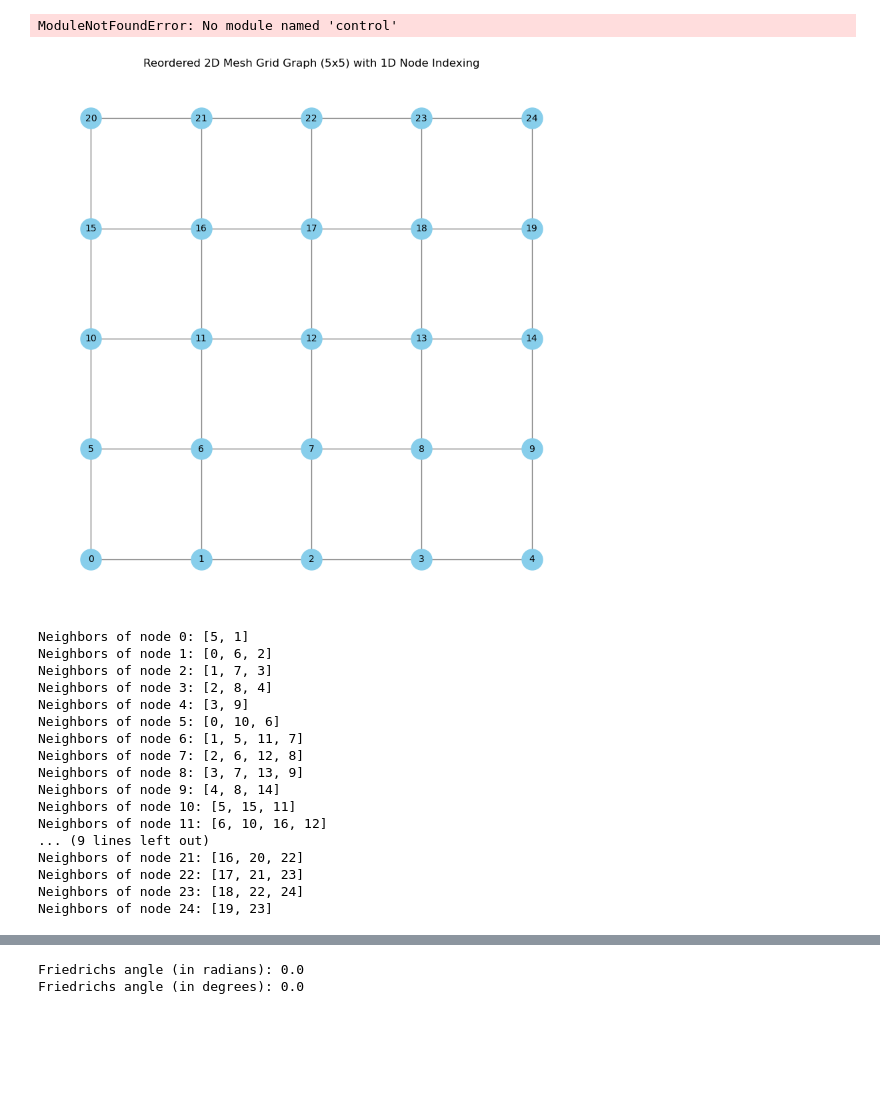
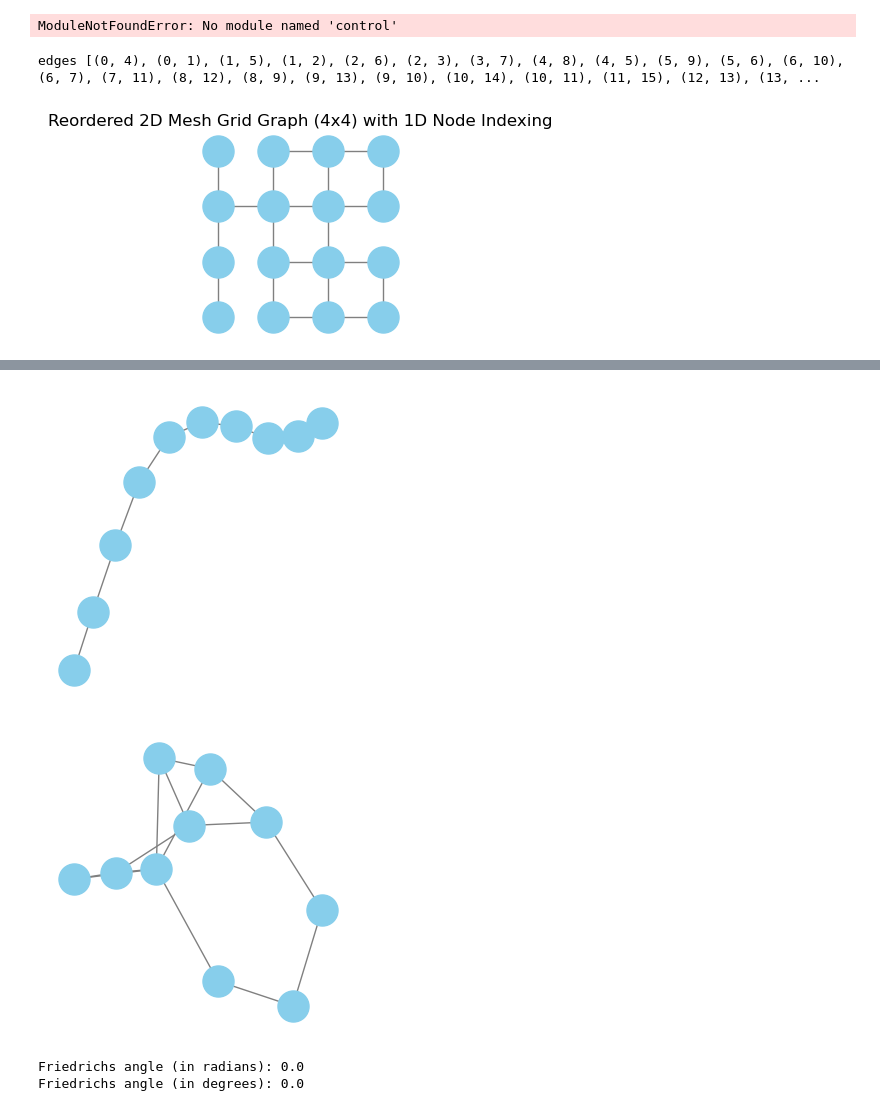
Before and after one commit to Bryanttt-tang/unjam-back, a Jupyter notebook: power_unit/M.ipynb, the cells around one changed output, grey strips where cells are left out. Cells and saved outputs as stored; diff of their text form; code cells hidden in the pictures; blank space fills up the shorter version.

```diff
--- a/power_unit/M.ipynb
+++ b/power_unit/M.ipynb
@@ -241,53 +241,80 @@ print(u_history)
 # %% [output]
 ModuleNotFoundError: No module named 'control'
 # %%
+import numpy as np
+import random
 import networkx as nx
 import matplotlib.pyplot as plt
 
 def create_reordered_mesh_graph(m, n):
     # Create a 2D grid graph (mesh grid)
     G_2d = nx.grid_2d_graph(m, n)
 
     # Map 2D coordinates (i, j) to 1D indices
     mapping = {(i, j): i * n + j for i in range(m) for j in range(n)}
 
     # Relabel the nodes to 1D ordering
     G_1d = nx.relabel_nodes(G_2d, mapping)
 
     return G_1d
+def add_random_edges2(G, num_edges=10):
 
+    nodes = list(G.nodes())
+    n = len(nodes)
+    max_edges = n * (n - 1) // 2  # Maximum number of edges in a complete graph
+
+    if G.number_of_edges() >= max_edges:
+        print("Already a complete graph or cannot add more edges.")
+        return
+
+    existing_edges = set(G.edges())
+    possible_edges = [(u, v) for u in nodes for v in nodes if u != v and (u, v) not in existing_edges and (v, u) not in existing_edges]
+
+    if len(possible_edges) < num_edges:
+        print("Not enough possible edges to add.")
+        return
+
+    edges_to_add = np.random.choice(len(possible_edges), num_edges, replace=False)
+
+    for idx in edges_to_add:
+        u, v = possible_edges[idx]
+        G.add_edge(u, v)
 # Define the grid size (m x n)
-m, n = 5, 5  # You can change m and n to any desired grid size
+m, n = 4, 4  # You can change m and n to any desired grid size
 
 # Create the reordered mesh graph
 G = create_reordered_mesh_graph(m, n)
+#randomly remove some edges
+edges = list(G.edges())
+print('edges',edges)
+num_edges_to_remove = int(len(edges) * 0.2)  # Remove 30% of edges
+edges_to_remove = random.sample(edges, num_edges_to_remove)
+G.remove_edges_from(edges_to_remove)
 
 # Plot the reordered graph
-plt.figure(figsize=(8, 8))
+plt.figure(figsize=(2, 2))
 pos = {i: (i % n, i // n) for i in range(m * n)}  # Reconstruct the 2D positions for visualization
-nx.draw(G, pos, with_labels=True, node_color='skyblue', node_size=500, edge_color='gray', font_size=10)
+nx.draw(G, pos, with_labels=False, node_color='skyblue', node_size=500, edge_color='gray', font_size=10)
 plt.title(f'Reordered 2D Mesh Grid Graph ({m}x{n}) with 1D Node Indexing')
 plt.show()
 
 # Example: Print neighbors for each node in 1D ordering
 for i in range(m * n):
     print(f"Neighbors of node {i}: {list(G.neighbors(i))}")
+
+graph = nx.path_graph(10)
+plt.figure(figsize=(3, 3))
+nx.draw(graph, with_labels=False, node_color='skyblue', node_size=500, edge_color='gray', font_size=10)
+plt.show()
+
+num_nodes = 10
+edge_prob = 0.2
+graph2 = nx.path_graph(10)
+add_random_edges2(graph2,5)
+# graph2 = nx.cycle_graph(10)
+plt.figure(figsize=(3, 3))
+nx.draw(graph2, with_labels=False, node_color='skyblue', node_size=500, edge_color='gray', font_size=10)
+plt.show()
 # %% [output]
+edges [(0, 4), (0, 1), (1, 5), (1, 2), (2, 6), (2, 3), (3, 7), (4, 8), (4, 5), (5, 9), (5, 6), (6, 10), (6, 7), (7, 11), (8, 12), (8, 9), (9, 13), (9, 10), (10, 14), (10, 11), (11, 15), (12, 13), (13, ...
-[figure, old version]
+[figure, new version]
-Neighbors of node 0: [5, 1]
-Neighbors of node 1: [0, 6, 2]
-Neighbors of node 2: [1, 7, 3]
-Neighbors of node 3: [2, 8, 4]
-Neighbors of node 4: [3, 9]
-Neighbors of node 5: [0, 10, 6]
-Neighbors of node 6: [1, 5, 11, 7]
-Neighbors of node 7: [2, 6, 12, 8]
-Neighbors of node 8: [3, 7, 13, 9]
-Neighbors of node 9: [4, 8, 14]
-Neighbors of node 10: [5, 15, 11]
-Neighbors of node 11: [6, 10, 16, 12]
-... (9 lines left out)
-Neighbors of node 21: [16, 20, 22]
-Neighbors of node 22: [17, 21, 23]
-Neighbors of node 23: [18, 22, 24]
-Neighbors of node 24: [19, 23]
@@ -294,3 +337,5 @@ Neighbors of node 24: [19, 23]
+[figure, added]
+[figure, added]
 # %%
 import numpy as np
 from scipy.linalg import svd
```
Also changed, not shown: parts of 2 cells of this notebook, 7 other files.
